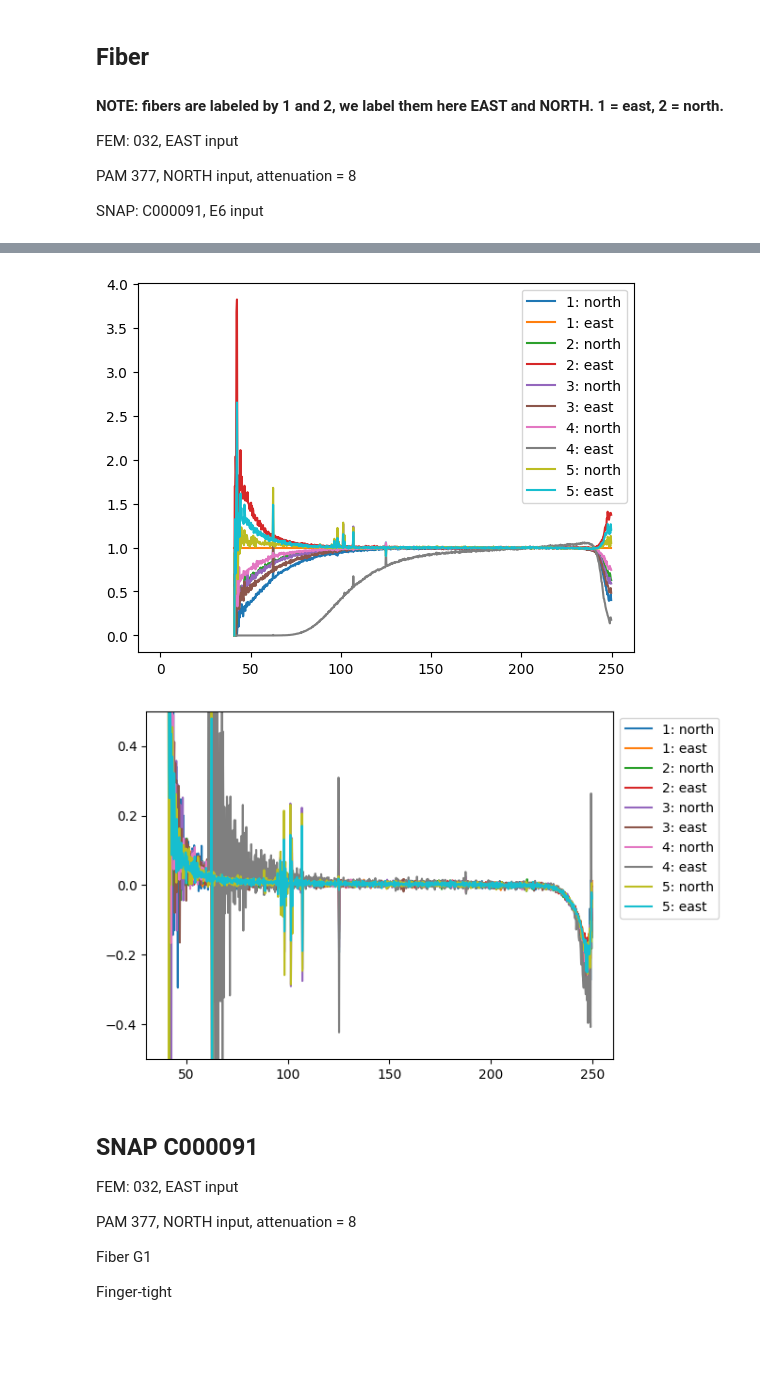
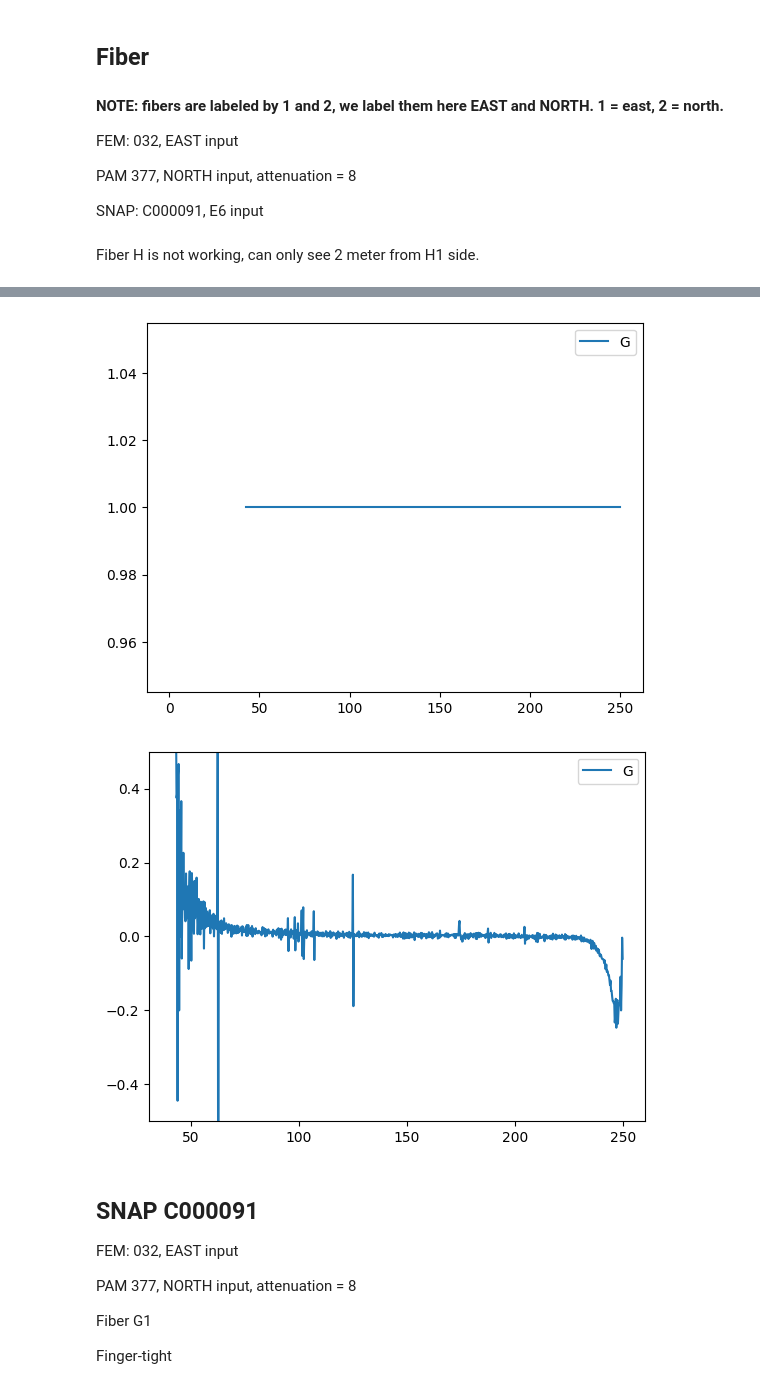
Before and after one commit to EIGSEP/eigsep_corr, a Jupyter notebook: gain_calibration/gain_calibration_oct24.ipynb, the cells around one changed output, grey strips where cells are left out. Cells and saved outputs as stored; diff of their text form; code cells hidden in the pictures; blank space fills up the shorter version.

Commit message:
update notebook with more plots

```diff
--- a/gain_calibration/gain_calibration_oct24.ipynb
+++ b/gain_calibration/gain_calibration_oct24.ipynb
@@ -21,6 +21,7 @@ def read_dat(id_num, module):
     if module == "fiber":
         path = f"data/oct24/{module}/{module}{id_num}.npz"
         d = np.frombuffer(np.load(path)["3"], dtype=dt).astype(float)
+        norm_d = d / get_max(d)
         data = d
         norm_data = norm_d
 
@@ -49,8 +50,11 @@ def plot_data(data, id_nums):
     plt.figure()
     for id_num in id_nums:
         d = data[id_num]
-        for pol in ["north", "east"]:
-            plt.plot(freq, d[pol], label=f"{id_num}: {pol}")
+        if type(d) == dict:
+            for pol in ["north", "east"]:
+                plt.plot(freq, d[pol], label=f"{id_num}: {pol}")
+        else:
+            plt.plot(freq, d, label=f"{id_num}")
     plt.legend()
     plt.show()
 
@@ -63,13 +67,16 @@ def plot_norm(data, id_nums, ref_max):
     plt.figure()
     for id_num in id_nums:
         d = data[id_num]
-        for pol in ["north", "east"]:
-            plt.plot(freq, d[pol] * ref_max, label=f"{id_num}: {pol}")
+        if type(d) == dict:
+            for pol in ["north", "east"]:
+                plt.plot(freq, d[pol] * ref_max, label=f"{id_num}: {pol}")
+        else:
+            plt.plot(freq, d * ref_max, label=f"{id_num}")
     plt.legend()
     #plt.ylim(0, 1e6)
     plt.show()
 
-def plot_ratio(data, id_nums, ref_id, ref_pol="east"):
+def plot_ratio(data, id_nums, ref_id, ref_pol=None):
     """
     Ratio between all the signals and a reference signal. The reference signal is specfied by
     ``ref_id'' and ``ref_pol''.
@@ -79,12 +86,18 @@ def plot_ratio(data, id_nums, ref_id, ref_pol="east"):
     ref_id : the id to normalize by
     ref_pol : the pol to normalize by
     """
-    ref_signal = data[ref_id][ref_pol]
+    if ref_pol:
+        ref_signal = data[ref_id][ref_pol]
+    else:
+        ref_signal = data[ref_id]
     plt.figure()
     for id_num in id_nums:
         d = data[id_num]
-        for pol in ["north", "east"]:
-            plt.plot(freq, d[pol] / ref_signal, label=f"{id_num}: {pol}")
+        if type(d) == dict:
+            for pol in ["north", "east"]:
+                plt.plot(freq, d[pol] / ref_signal, label=f"{id_num}: {pol}")
+        else:
+            plt.plot(freq, d / ref_signal, label=id_num)
     plt.legend()
     #plt.ylim(0, 1e6)
     plt.show()
@@ -93,8 +106,11 @@ def plot_noise(data, id_nums):
     plt.figure()
     for id_num in id_nums:
         d = data[id_num]
-        for pol in ["north", "east"]:
-            plt.plot(freq[1:], np.diff(d[pol]) / d[pol][1:], label=f"{id_num}: {pol}")
+        if type(d) == dict:
+            for pol in ["north", "east"]:
+                plt.plot(freq[1:], np.diff(d[pol]) / d[pol][1:], label=f"{id_num}: {pol}")
+        else:
+            plt.plot(freq[1:], np.diff(d) / d[1:], label=id_num)
     plt.legend(bbox_to_anchor=[1., 1.])
     plt.ylim(-0.5, 0.5)
     plt.show()
@@ -151,12 +167,14 @@ FEM: 032, EAST input
 PAM 377, NORTH input, attenuation = 8
 
 SNAP: C000091, E6 input
+# %% [markdown]
+Fiber H is not working, can only see 2 meter from H1 side.
 # %%
 FIBERS = ["G"]
 fiber_data, fiber_norm = all_data(FIBERS, "fiber")
 
 plot_data(fiber_data, FIBERS)
-plot_norm(fiber_norm, FIBERS, get_max(fiber_data["1"]["east"]))
-plot_ratio(fiber_norm, FIBERS, "1", ref_pol="east")
+plot_norm(fiber_norm, FIBERS, get_max(fiber_data["G"]))
+plot_ratio(fiber_norm, FIBERS, "G")
 plot_noise(fiber_data, FIBERS)
 # %% [output]
@@ -165,5 +183,5 @@ plot_noise(fiber_data, FIBERS)
-[figure, old version]
+[figure, new version]
-[figure, old version]
+[figure, new version]
 # %% [markdown]
 ## SNAP  C000091
 
```
Also changed, not shown: parts of 1 cell of this notebook.
